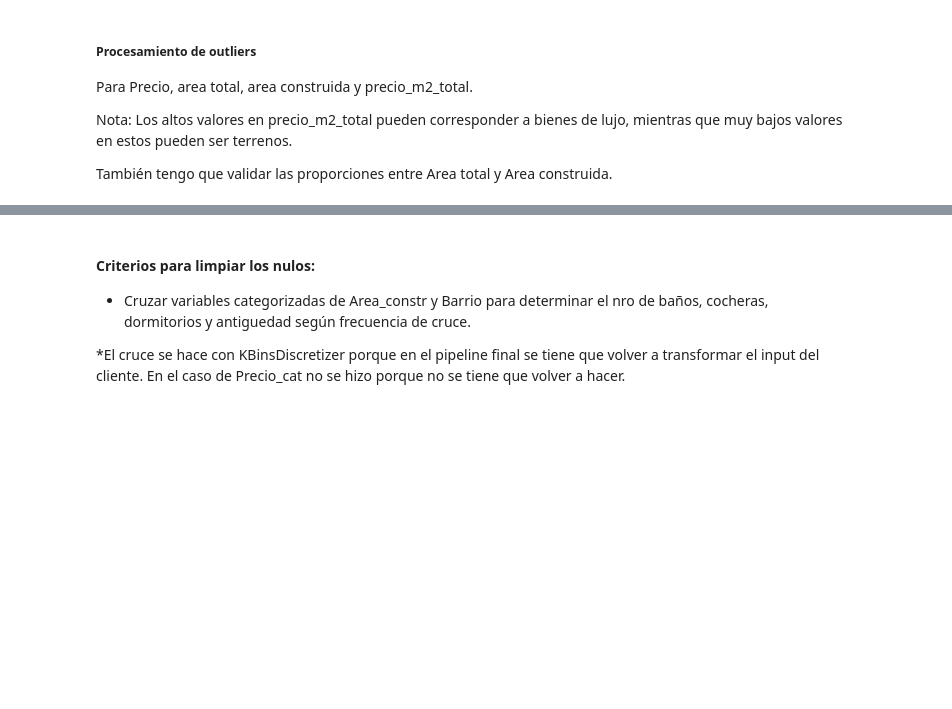
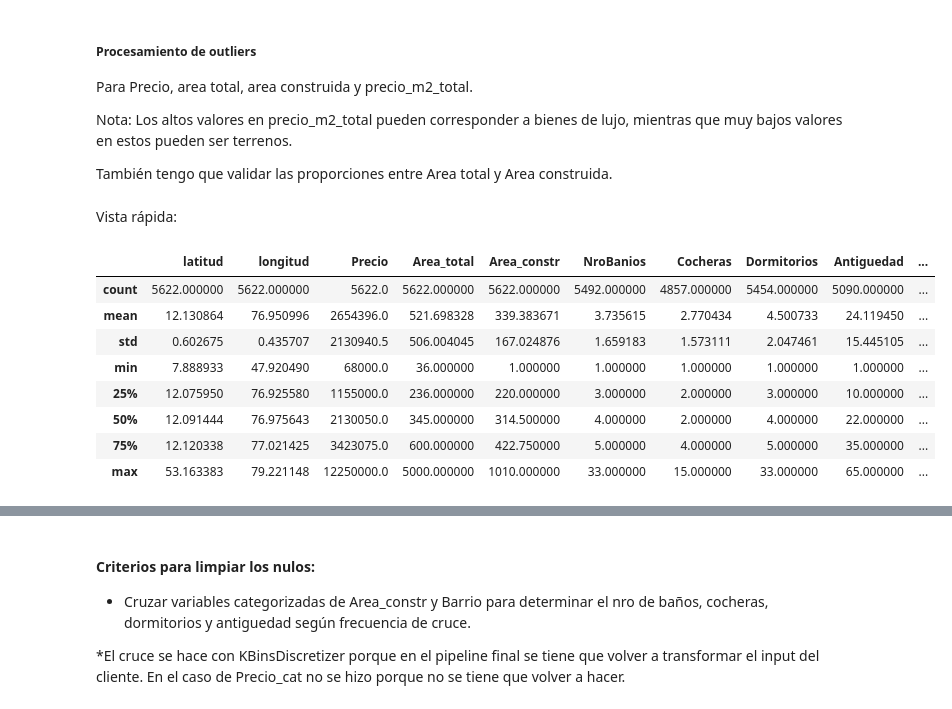
Before and after one commit to PBenavides/Automated-Valuation-Model-Lima, a Jupyter notebook: notebooks/2020_Notebook01_Limpieza.ipynb, the cells around one changed output, grey strips where cells are left out. Saved outputs shown, nothing was run; the diff lists cells and outputs as text; code cells hidden in the pictures; blank space fills up the shorter version.

```diff
--- a/notebooks/2020_Notebook01_Limpieza.ipynb
+++ b/notebooks/2020_Notebook01_Limpieza.ipynb
@@ -102,6 +109,20 @@ lima_data.drop(non_logic_areas,axis=0,inplace=True)
 
 #For Plotting
 temporal_drop = lima_data[(lima_data['Area_total']>1000)].index
+# %% [markdown]
+Vista rápida:
+# %%
+lima_data.describe()
+# %% [output]
+|  | latitud | longitud | Precio | Area_total | Area_constr | NroBanios | Cocheras | Dormitorios | Antiguedad | ... |
+| count | 5622.000000 | 5622.000000 | 5622.0 | 5622.000000 | 5622.000000 | 5492.000000 | 4857.000000 | 5454.000000 | 5090.000000 | ... |
+| mean | 12.130864 | 76.950996 | 2654396.0 | 521.698328 | 339.383671 | 3.735615 | 2.770434 | 4.500733 | 24.119450 | ... |
+| std | 0.602675 | 0.435707 | 2130940.5 | 506.004045 | 167.024876 | 1.659183 | 1.573111 | 2.047461 | 15.445105 | ... |
+| min | 7.888933 | 47.920490 | 68000.0 | 36.000000 | 1.000000 | 1.000000 | 1.000000 | 1.000000 | 1.000000 | ... |
+| 25% | 12.075950 | 76.925580 | 1155000.0 | 236.000000 | 220.000000 | 3.000000 | 2.000000 | 3.000000 | 10.000000 | ... |
+| 50% | 12.091444 | 76.975643 | 2130050.0 | 345.000000 | 314.500000 | 4.000000 | 2.000000 | 4.000000 | 22.000000 | ... |
+| 75% | 12.120338 | 77.021425 | 3423075.0 | 600.000000 | 422.750000 | 5.000000 | 4.000000 | 5.000000 | 35.000000 | ... |
+| max | 53.163383 | 79.221148 | 12250000.0 | 5000.000000 | 1010.000000 | 33.000000 | 15.000000 | 33.000000 | 65.000000 | ... |
 # %%
 lima_data['Precio_cat'] = pd.cut(lima_data['Precio'],bins=4, labels =['bajo','medio','caro','muy caro'])
 # %%
```
Also changed, not shown: parts of 5 cells of this notebook, 17 other files.
